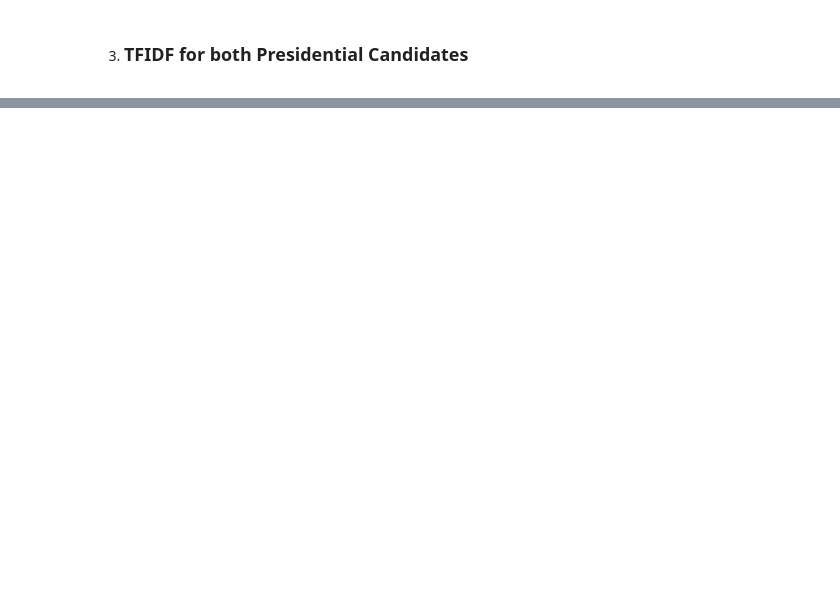
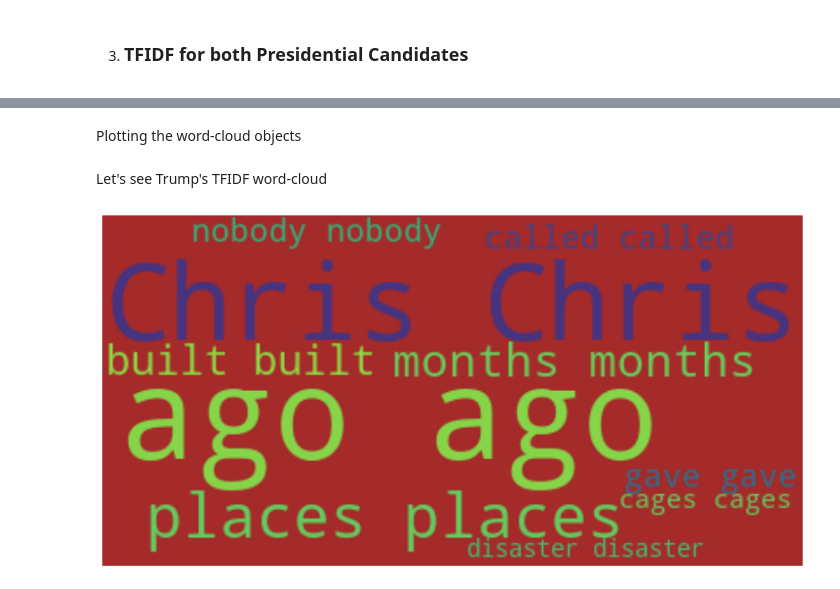
Before and after one commit to Lawrence-Krukrubo/Text-Based-AI, a Jupyter notebook: trump_biden_2020.ipynb, the cells around one changed output, grey strips where cells are left out. Cells and saved outputs as stored; diff of their text form; code cells hidden in the pictures; blank space fills up the shorter version.

```diff
--- a/trump_biden_2020.ipynb
+++ b/trump_biden_2020.ipynb
@@ -251,0 +310,3 @@ We  shall use a process called tfidf to figure this out.
+# %%
+# Let's get the TFIDF summary for Trump and Biden
+tfidf_summary = text_docs.tfidf()
@@ -251,0 +382,16 @@ We  shall use a process called tfidf to figure this out.
+# %%
+def find_cloud_list(df):
+    df['Pct'] = df['Val'].apply(lambda x: x * 100000)
+    df['Pct'] = round((df['Pct'].apply(lambda x: x / sum(df.Pct)))*100, 2)
+
+    master_list = []
+
+    for index, row in df.iterrows():
+        y = (index+',') * int(row['Pct'])
+        x = y.split(',')[:-1]
+        master_list.extend(x)
+
+    return master_list
+# %%
+trump_cloud_list = find_cloud_list(trump_tfidf)
+biden_cloud_list = find_cloud_list(biden_tfidf)
@@ -251,0 +414,32 @@ We  shall use a process called tfidf to figure this out.
+# %% [markdown]
+Plotting the word-cloud objects
+# %%
+def plot_word_cloud(text_list, color):
+    # Creating a mask of the American Flag for the word-cloud
+    #char_mask = np.array(Image.open('sample_data/usa_map_PNG1.png'))
+    strr = ''
+    for i in text_list:
+        strr+=i
+        strr+=','
+
+    # Instantiate the word-cloud object
+    #wc = WordCloud(background_color='black', mask=char_mask).generate(text_list)
+    wc = WordCloud(background_color=color, max_words=len(strr))
+
+    # Generate the word-cloud object
+    wc.generate(strr)
+
+    # plot the word-cloud
+    fig = plt.figure()
+    fig.set_figwidth(14) # set width
+    fig.set_figheight(18) # set height
+
+    plt.imshow(wc, interpolation='bilinear')
+    plt.axis('off')
+    plt.show()
+# %% [markdown]
+Let's see Trump's TFIDF word-cloud
+# %%
+plot_word_cloud(trump_cloud_list, 'brown')
+# %% [output]
+[figure, added]
```
Also changed, not shown: parts of 24 cells of this notebook.
